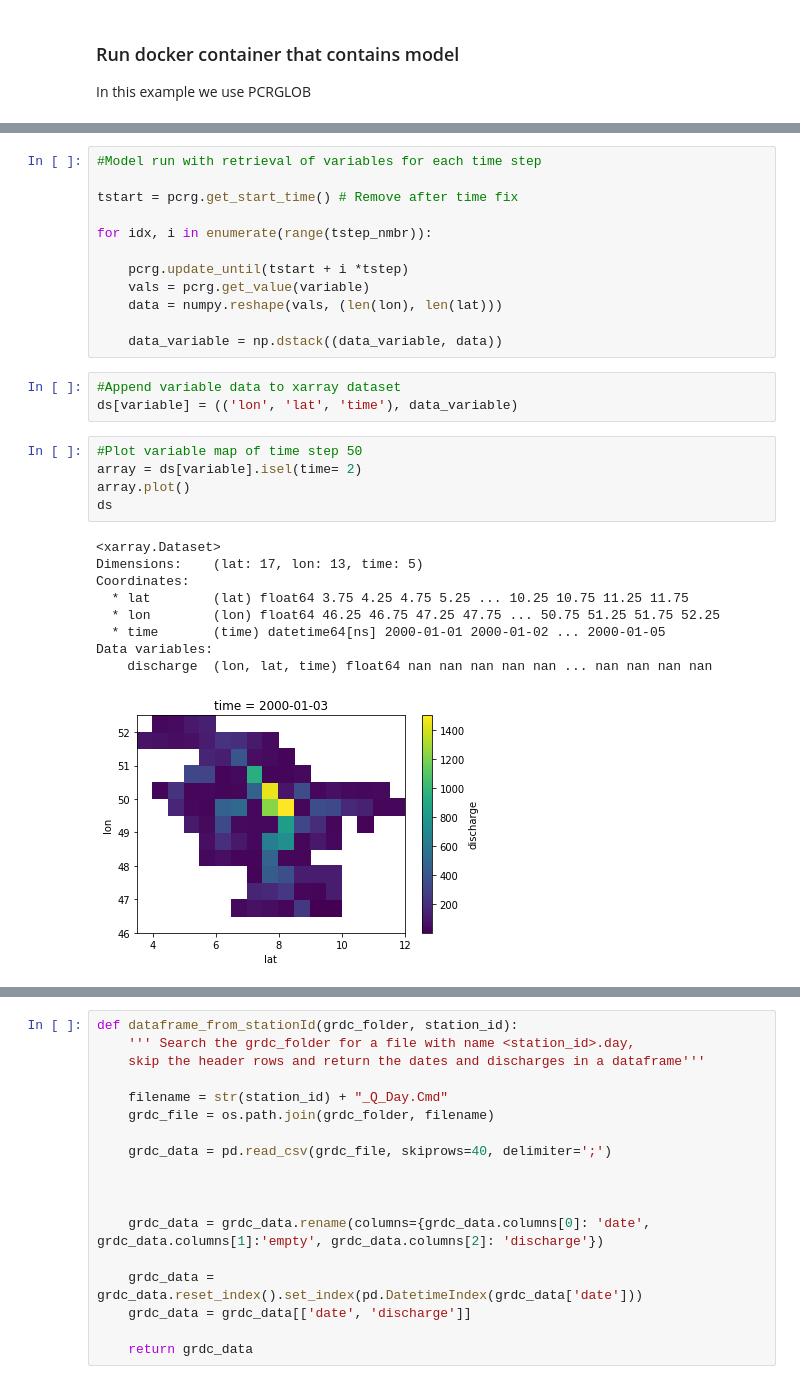
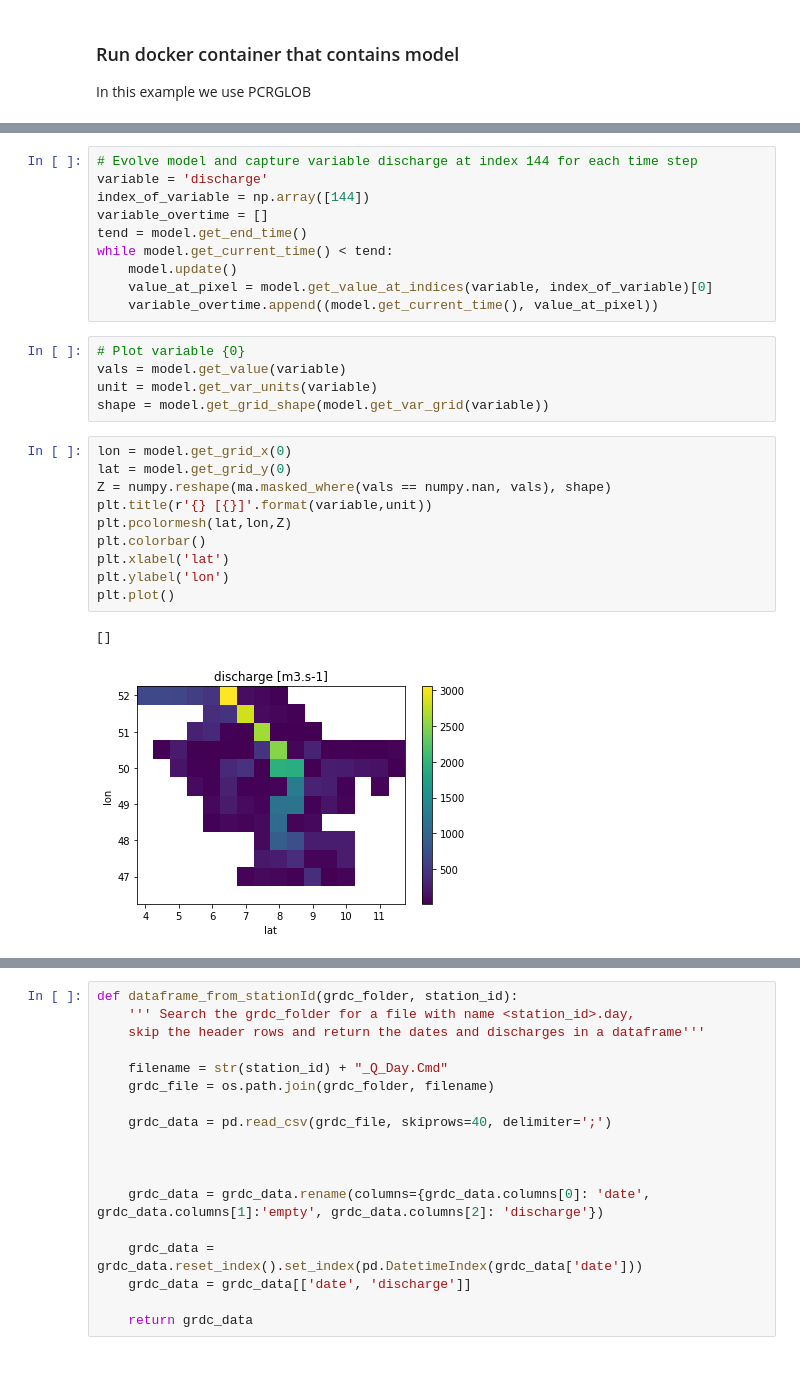
Before and after one commit to eWaterCycle/notebooks, a Jupyter notebook: Lorentz_notebook_template.ipynb, the cells around one changed output, grey strips where cells are left out. Drawn from its saved outputs; the diff is of its cells as text.

Commit message:
Update on the lorentz notebook template adding the first plots and old data load function

```diff
--- a/Lorentz_notebook_template.ipynb
+++ b/Lorentz_notebook_template.ipynb
@@ -153,30 +59,28 @@ data_variable.shape
-# %%
-#Model run with retrieval of variables for each time step
-
-tstart = pcrg.get_start_time() # Remove after time fix
-
-for idx, i in enumerate(range(tstep_nmbr)):
-
-    pcrg.update_until(tstart + i *tstep)
-    vals = pcrg.get_value(variable)
-    data = numpy.reshape(vals, (len(lon), len(lat)))
-
-    data_variable = np.dstack((data_variable, data))
-# %%
-#Append variable data to xarray dataset
-ds[variable] = (('lon', 'lat', 'time'), data_variable)
-# %%
-#Plot variable map of time step 50
-array = ds[variable].isel(time= 2)
-array.plot()
-ds
-# %% [output]
-<xarray.Dataset>
-Dimensions:    (lat: 17, lon: 13, time: 5)
-Coordinates:
-  * lat        (lat) float64 3.75 4.25 4.75 5.25 ... 10.25 10.75 11.25 11.75
-  * lon        (lon) float64 46.25 46.75 47.25 47.75 ... 50.75 51.25 51.75 52.25
-  * time       (time) datetime64[ns] 2000-01-01 2000-01-02 ... 2000-01-05
-Data variables:
-    discharge  (lon, lat, time) float64 nan nan nan nan nan ... nan nan nan nan
-[figure, removed]
+# %%
+# Evolve model and capture variable discharge at index 144 for each time step
+variable = 'discharge'
+index_of_variable = np.array([144])
+variable_overtime = []
+tend = model.get_end_time()
+while model.get_current_time() < tend:
+    model.update()
+    value_at_pixel = model.get_value_at_indices(variable, index_of_variable)[0]
+    variable_overtime.append((model.get_current_time(), value_at_pixel))
+# %%
+# Plot variable {0}
+vals = model.get_value(variable)
+unit = model.get_var_units(variable)
+shape = model.get_grid_shape(model.get_var_grid(variable))
+# %%
+lon = model.get_grid_x(0)
+lat = model.get_grid_y(0)
+Z = numpy.reshape(ma.masked_where(vals == numpy.nan, vals), shape)
+plt.title(r'{} [{}]'.format(variable,unit))
+plt.pcolormesh(lat,lon,Z)
+plt.colorbar()
+plt.xlabel('lat')
+plt.ylabel('lon')
+plt.plot()
+# %% [output]
+[]
+[figure, added]
```
Also changed, not shown: parts of 27 cells of this notebook.
